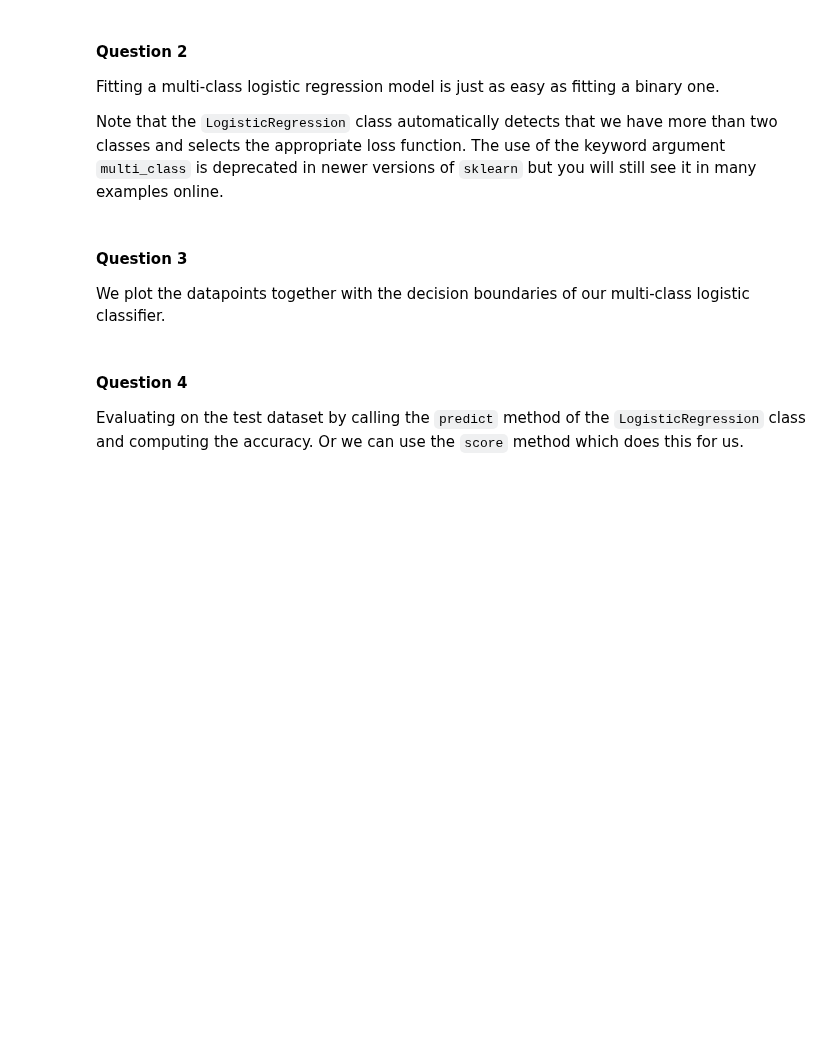
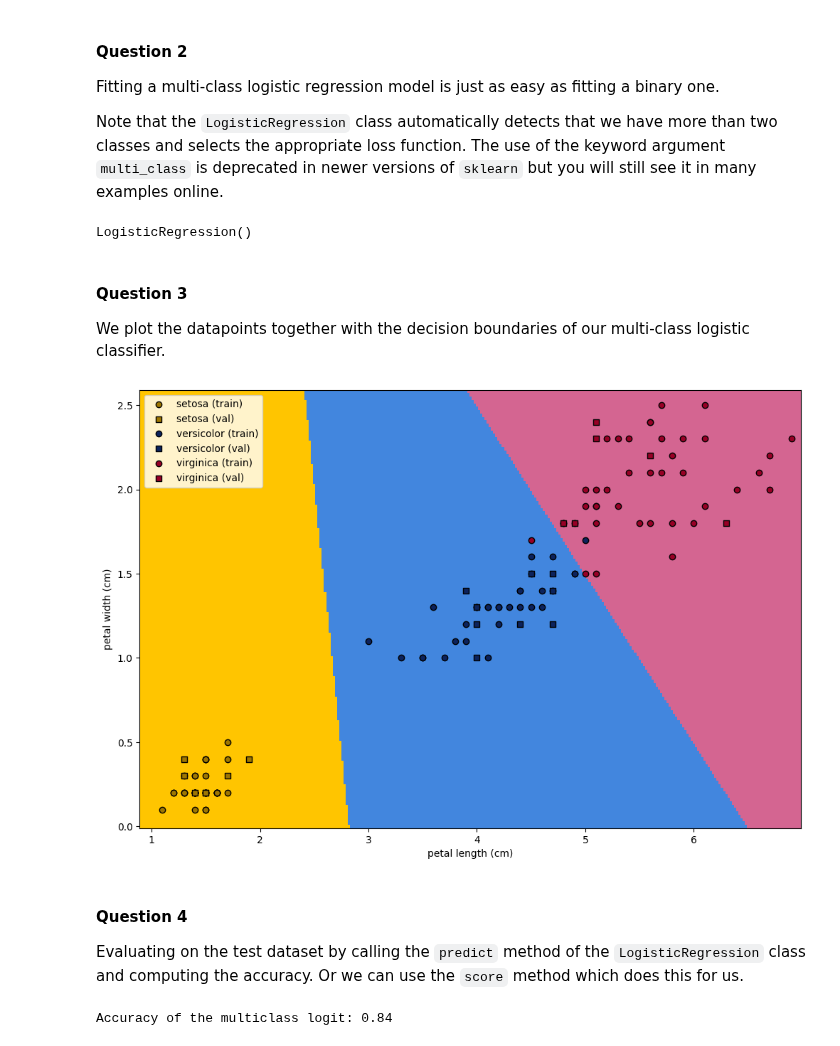
Before and after one commit to vhrollo/3-semester, a Jupyter notebook: INF264/homework/homework2.ipynb, the cells around one changed output. Saved outputs shown, nothing was run; the diff lists cells and outputs as text; code cells hidden in the pictures; blank space fills up the shorter version.

```diff
--- a/INF264/homework/homework2.ipynb
+++ b/INF264/homework/homework2.ipynb
@@ -334,13 +355,14 @@ test_accuracy_logit = ... #TODO!
 We will now use two features, namely `petal width (cm)` and  `petal length (cm)`, and keep all three labels as they appear in the original dataset.
 # %%
 # Load the iris dataset
-iris = ... #TODO!
+iris = datasets.load_iris()
 
 # Extract the features petal length and petal width
-X = ... #TODO!
+X = iris.data[:,2:]
 
 # Use targets 0, 1 and 2 as is
-y = ... #TODO!
+y = iris.target
 
 # Print the shapes of X and y
-... #TODO!
+print(f"X shape: {X.shape}")
+print(f"y shape: {y.shape}")
@@ -350,8 +375,12 @@ Split the dataset into training, validation and test data.
 # Fix random seed for reproducibility
 seed = 0
 # Shuffle and split the data
-X_train, X_val_test, y_train, y_val_test = ... #TODO!
-X_val, X_test, y_val, y_test = ... #TODO!
+X_train, X_val_test, y_train, y_val_test = train_test_split(
+    X, y, train_size=0.7, random_state=seed
+)
+X_val, X_test, y_val, y_test = train_test_split(
+    X_val_test, y_val_test, train_size=0.5, random_state=seed
+)
 # %% [markdown]
 #### Question 2
 
@@ -359,10 +388,12 @@ Fitting a multi-class logistic regression model is just as easy as fitting a bin
 
 Note that the `LogisticRegression` class automatically detects that we have more than two classes and selects the appropriate loss function. The use of the keyword argument `multi_class` is deprecated in newer versions of `sklearn` but you will still see it in many examples online.
 # %%
-logit = ... #TODO!
+logit = LogisticRegression()
 
 # Fit the model
-... #TODO!
+logit.fit(X_train, y_train)
+# %% [output]
+LogisticRegression()
 # %% [markdown]
 #### Question 3
 
@@ -370,36 +401,40 @@ We plot the datapoints together with the decision boundaries of our multi-class
 # %%
 fig, ax = plt.subplots(figsize=(12, 8))
 dark_cmap = mcolors.ListedColormap(["#9E7702", "#0C235D", "#980026"])
 light_cmap = mcolors.ListedColormap(["#FFC500", "#4286DE", "#D46591"])
 
 x_min, x_max = X[:, 0].min() - .1, X[:, 0].max() + .1
 y_min, y_max = X[:, 1].min() - .1, X[:, 1].max() + .1
 xx, yy = np.meshgrid(np.arange(x_min, x_max, 0.02), np.arange(y_min, y_max, 0.02))
 grid = np.c_[xx.ravel(), yy.ravel()]
 
 # Predict the class for each grid point using logit.predict() on the grid
-Z = ... #TODO!
+Z = logit.predict(grid)
 
 Z = Z.reshape(xx.shape)
 ax.pcolormesh(xx, yy, Z, cmap=light_cmap, zorder=1, vmin=0, vmax=3)
 
 for target in range(3):
     class_name = iris.target_names[target]
     ax.scatter(*X_train[y_train == target].T, label=f"{class_name} (train)", color=dark_cmap(target), edgecolor="black", zorder=2, marker="o")
     ax.scatter(*X_val[y_val == target].T, label=f"{class_name} (val)", color=dark_cmap(target), edgecolor="black", zorder=2, marker="s")
 
 ax.set_xlabel(iris.feature_names[2])
 ax.set_ylabel(iris.feature_names[3])
 ax.legend()
 plt.show()
+# %% [output]
+[figure, added]
 # %% [markdown]
 #### Question 4
 
 Evaluating on the test dataset by calling the `predict` method of the `LogisticRegression` class and computing the accuracy. Or we can use the `score` method which does this for us.
 # %%
 # Evaluate the model on the test set
-y_pred = ... #TODO!
-test_accuracy = ... #TODO!
+y_pred = (logit.predict(X_test))
+test_accuracy = metrics.accuracy_score(y_test, y_pred)
 
 # Print the test accuracy
-... #TODO!
+print(f"Accuracy of the multiclass logit: {test_accuracy_linear:.2f}")
+# %% [output]
+Accuracy of the multiclass logit: 0.84
```
Also changed, not shown: parts of 10 cells of this notebook, 2 other files.
